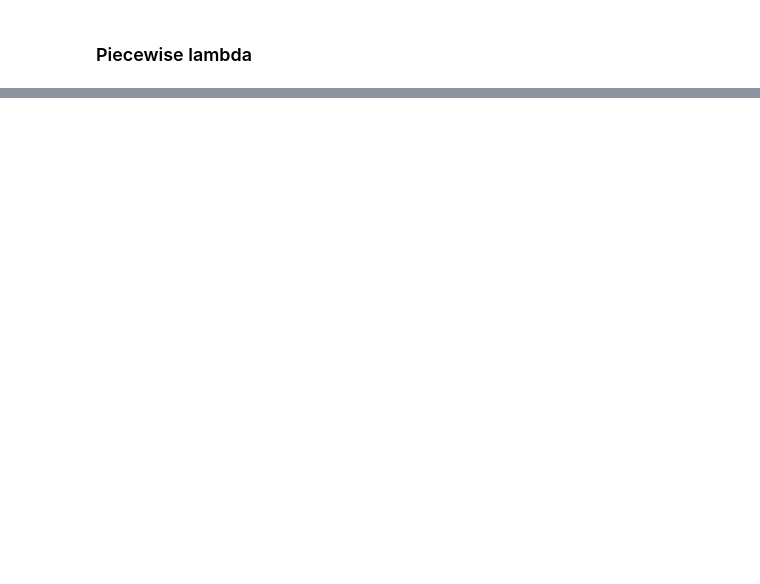
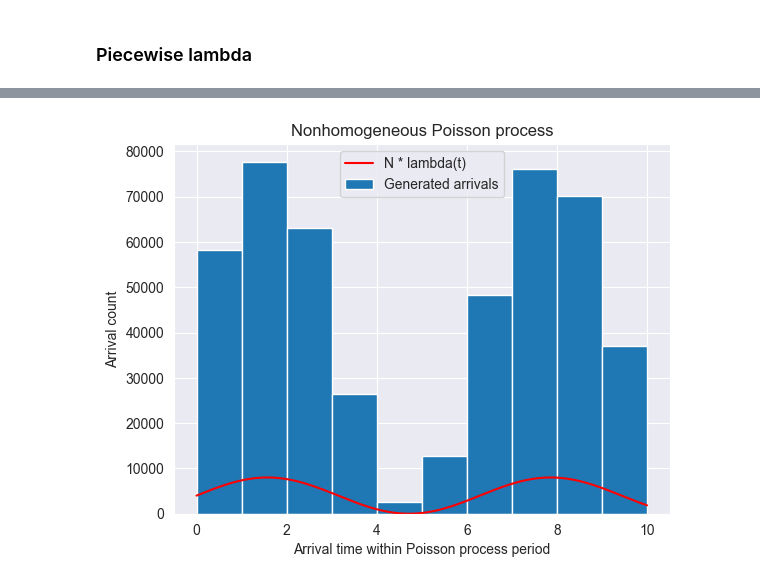
Before and after one commit to YiQi-EPFL/MATH-600-Optmization-and-simulation, a Jupyter notebook: labs/Lab 1 - Random number generation:Poisson process copy/Code/random_number_generation_poisson_process.ipynb, the cells around one changed output, grey strips where cells are left out. Saved outputs shown, nothing was run; the diff lists cells and outputs as text; code cells hidden in the pictures; blank space fills up the shorter version.

```diff
--- a/labs/Lab 1 - Random number generation:Poisson process copy/Code/random_number_generation_poisson_process.ipynb
+++ b/labs/Lab 1 - Random number generation:Poisson process copy/Code/random_number_generation_poisson_process.ipynb
@@ -342,0 +343,21 @@ np.mean(efficiency)
+# %%
+fig = plt.figure()
+ax = plt.subplot(1,1,1)
+
+#Lambda function
+x = np.arange(0,T,0.01)
+lam_func = lambda x: D * lam_t(x)
+ax.plot(x, lam_func(x), 'r', label='N * lambda(t)')
+
+#Generate arrivals
+num_bins = 10
+n, bins, patches = ax.hist(arrivals_flat, num_bins, density=0, label='Generated arrivals')
+
+ax.set(title='Nonhomogeneous Poisson process',
+      xlabel='Arrival time within Poisson process period',
+      ylabel='Arrival count')
+ax.legend()
+fig.savefig("figure_non_homogeneous_poisson.pdf", dpi=300)
+plt.show()
+# %% [output]
+[figure, added]
```
Also changed, not shown: parts of 7 cells of this notebook, 8 other files.
